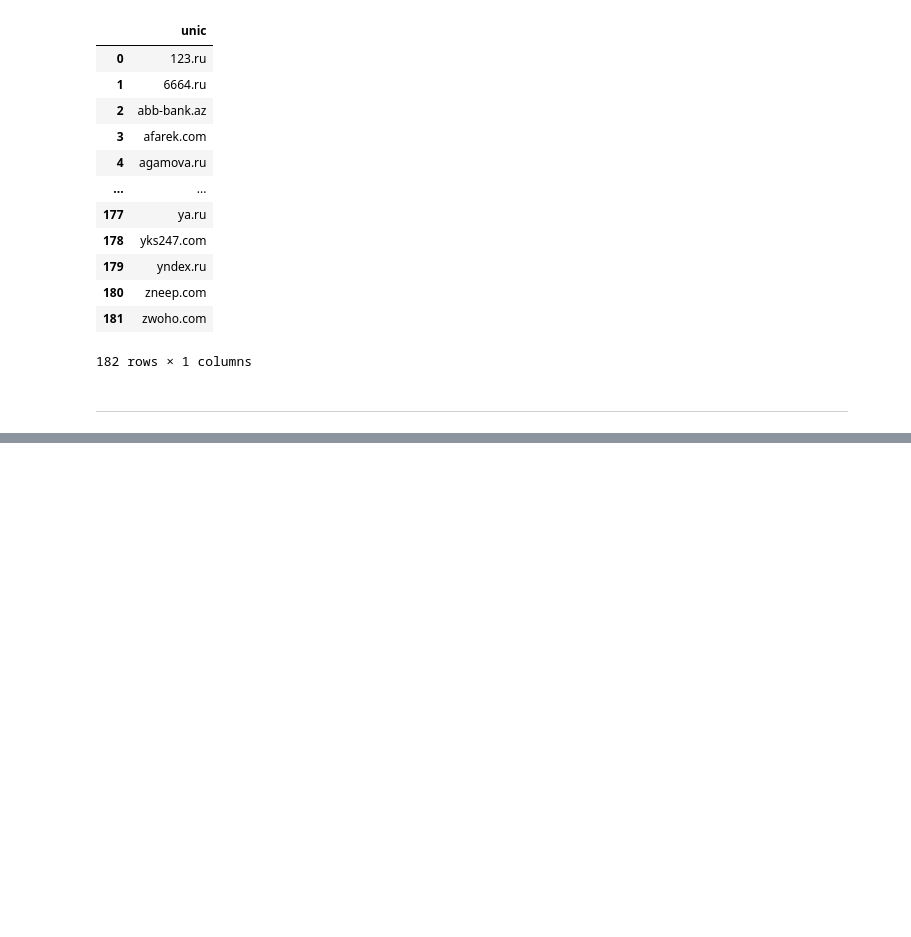
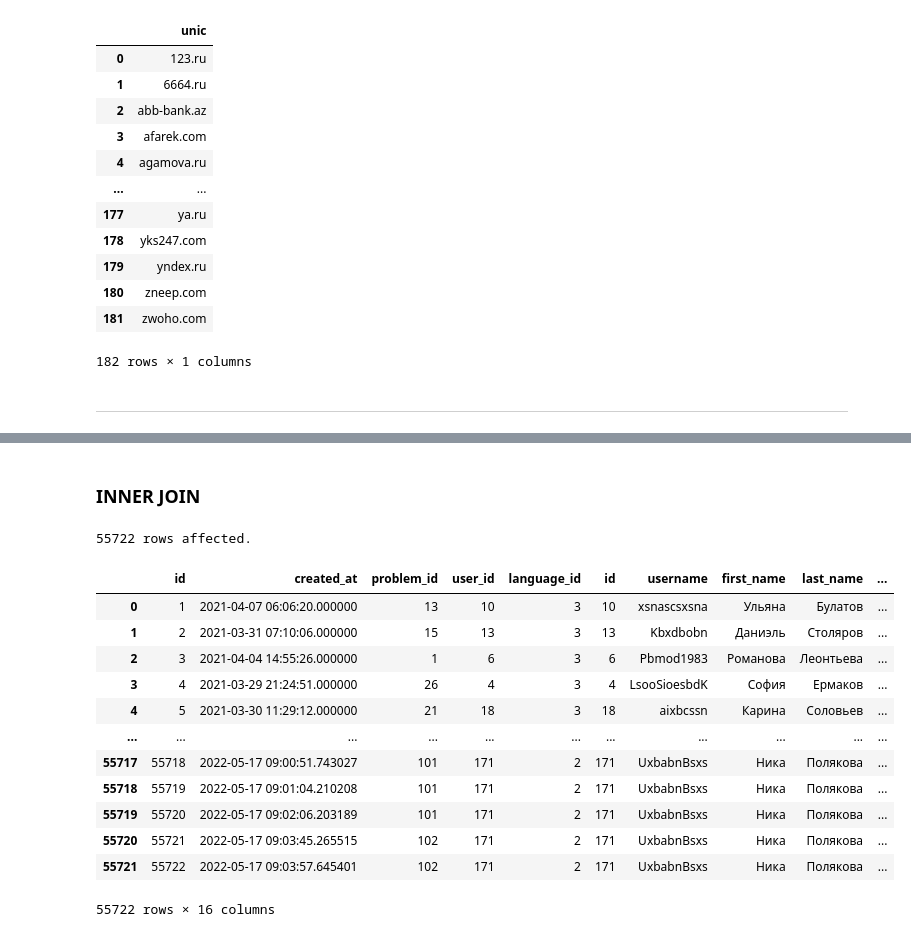
Before and after one commit to magus1968/learning-sql, a Jupyter notebook: docs/appx/simulative.ipynb, the cells around one changed output, grey strips where cells are left out. Cells and saved outputs as stored; diff of their text form; code cells hidden in the pictures; blank space fills up the shorter version.

```diff
--- a/docs/appx/simulative.ipynb
+++ b/docs/appx/simulative.ipynb
@@ -3553,0 +3583,23 @@ ORDER BY unic;
+# %% [markdown]
+### INNER JOIN
+# %%
+%%sql
+SELECT *
+FROM coderun c
+JOIN users u
+ON c.user_id = u.id;
+# %% [output]
+55722 rows affected.
+|  | id | created_at | problem_id | user_id | language_id | id | username | first_name | last_name | ... |
+| 0 | 1 | 2021-04-07 06:06:20.000000 | 13 | 10 | 3 | 10 | xsnascsxsna | Ульяна | Булатов | ... |
+| 1 | 2 | 2021-03-31 07:10:06.000000 | 15 | 13 | 3 | 13 | Kbxdbobn | Даниэль | Столяров | ... |
+| 2 | 3 | 2021-04-04 14:55:26.000000 | 1 | 6 | 3 | 6 | Pbmod1983 | Романова | Леонтьева | ... |
+| 3 | 4 | 2021-03-29 21:24:51.000000 | 26 | 4 | 3 | 4 | LsooSioesbdK | София | Ермаков | ... |
+| 4 | 5 | 2021-03-30 11:29:12.000000 | 21 | 18 | 3 | 18 | aixbcssn | Карина | Соловьев | ... |
+| ... | ... | ... | ... | ... | ... | ... | ... | ... | ... | ... |
+| 55717 | 55718 | 2022-05-17 09:00:51.743027 | 101 | 171 | 2 | 171 | UxbabnBsxs | Ника | Полякова | ... |
+| 55718 | 55719 | 2022-05-17 09:01:04.210208 | 101 | 171 | 2 | 171 | UxbabnBsxs | Ника | Полякова | ... |
+| 55719 | 55720 | 2022-05-17 09:02:06.203189 | 101 | 171 | 2 | 171 | UxbabnBsxs | Ника | Полякова | ... |
+| 55720 | 55721 | 2022-05-17 09:03:45.265515 | 102 | 171 | 2 | 171 | UxbabnBsxs | Ника | Полякова | ... |
+| 55721 | 55722 | 2022-05-17 09:03:57.645401 | 102 | 171 | 2 | 171 | UxbabnBsxs | Ника | Полякова | ... |
+55722 rows × 16 columns
```
Also changed, not shown: parts of 30 cells of this notebook, 3 other files.
